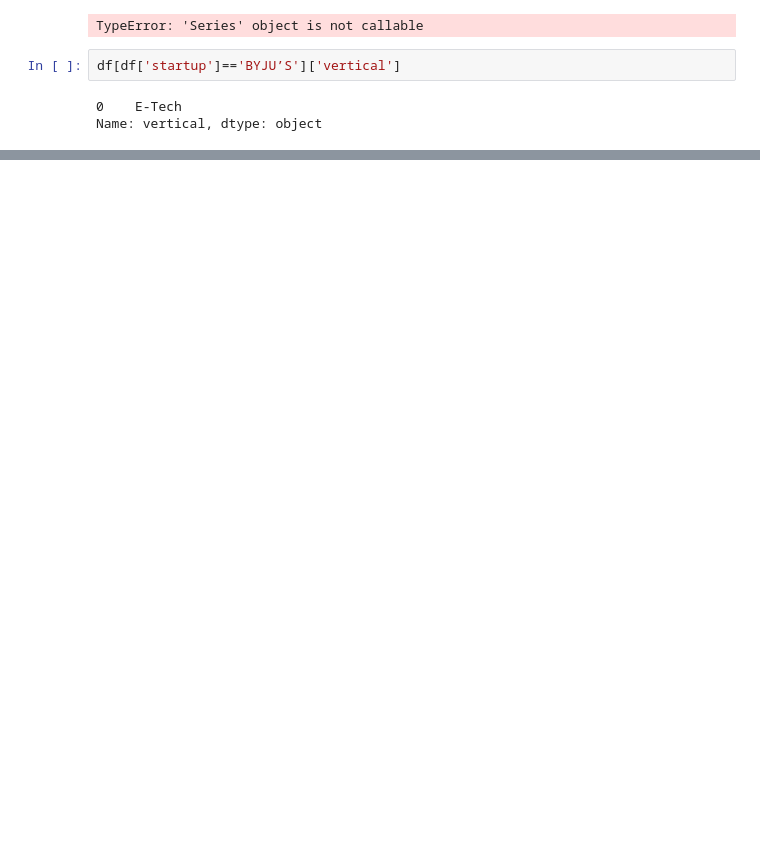
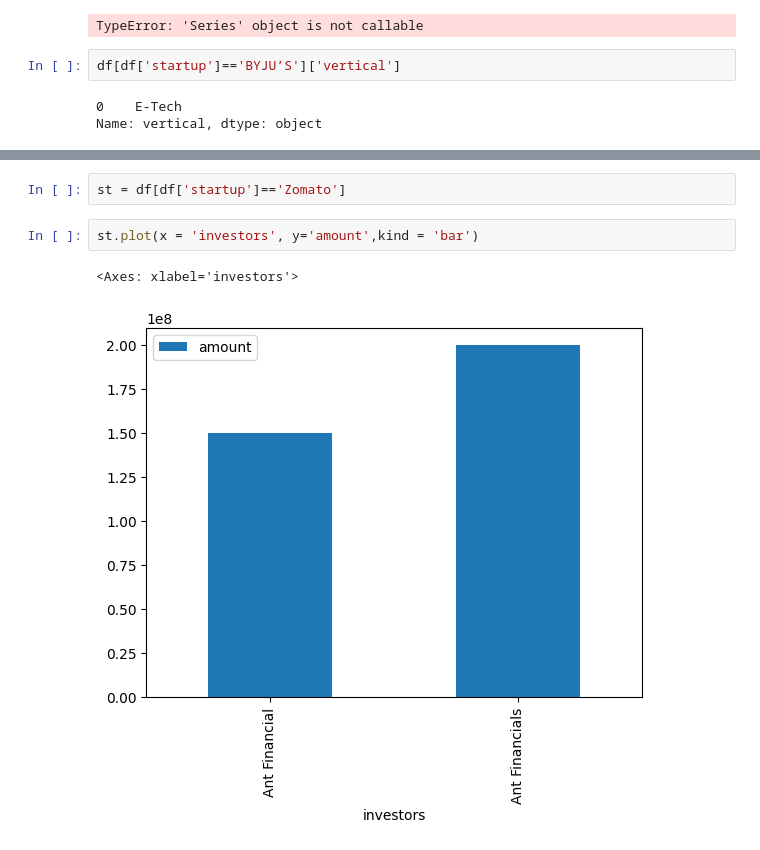
Before and after one commit to Saiyyam24/startup_dataanalysis, a Jupyter notebook: prac.ipynb, the cells around one changed output, grey strips where cells are left out. Cells and saved outputs as stored; diff of their text form; blank space fills up the shorter version.

```diff
--- a/prac.ipynb
+++ b/prac.ipynb
@@ -647,0 +651,7 @@ df[df['startup']]
+# %%
+st = df[df['startup']=='Zomato']
+# %%
+st.plot(x = 'investors', y='amount',kind = 'bar')
+# %% [output]
+<Axes: xlabel='investors'>
+[figure, added]
```
Also changed, not shown: parts of 2 cells of this notebook.
